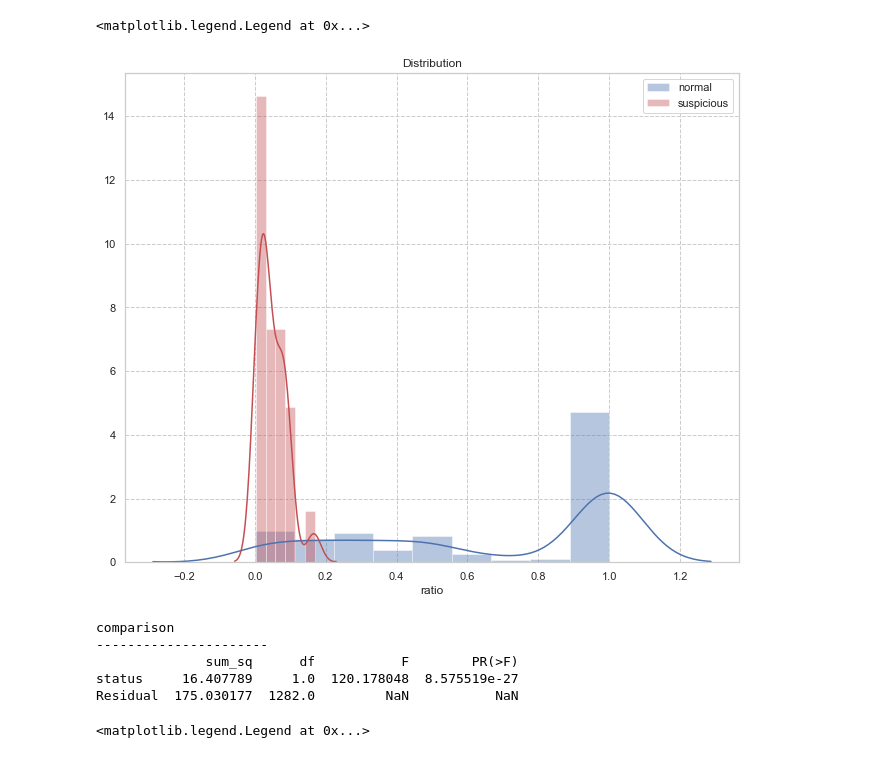
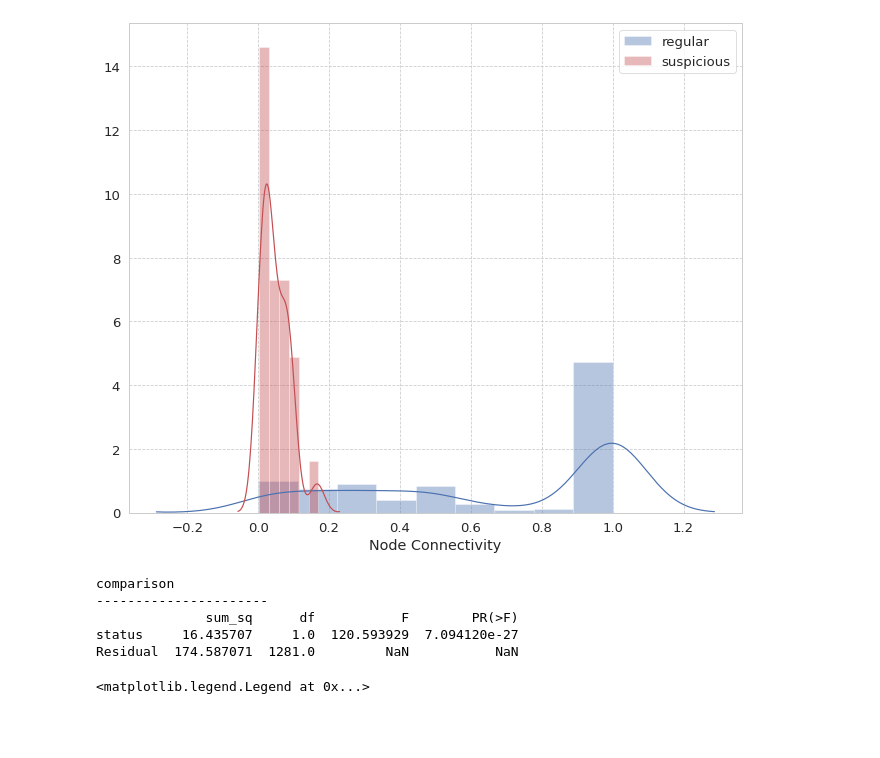
Before and after one commit to kiview/ethereum-network-analysis, a Jupyter notebook: bloxberg_transaction_interconnectivity.ipynb, the cells around one changed output. Drawn from its saved outputs; the diff is of its cells as text; code cells hidden in the pictures; blank space fills up the shorter version.

```diff
--- a/bloxberg_transaction_interconnectivity.ipynb
+++ b/bloxberg_transaction_interconnectivity.ipynb
@@ -11,9 +11,12 @@ sns.set()
 import statsmodels.api as sm
 from statsmodels.formula.api import ols
 from statsmodels.stats.multicomp import pairwise_tukeyhsd, MultiComparison
+
+sns.set_style("whitegrid")
+sns.set_context("paper", font_scale=2.0)
 # %%
 data_suspicious =pd.read_csv('account_interaction_susp_counts.csv')
-data_all = pd.read_csv('all_interaction.csv')
+data_all = pd.read_csv('account_interaction_counts.csv')
 # %%
 data_all['ratio'] = data_all['unique_sum']/data_all['cnt_tx']
 # %%
@@ -30,4 +33,5 @@ plt.legend()
 # %%
+faucet_adress = '0xaB59A1ea1aC9af9F77518b9B4AD80942adE35088'
 validators = ['0xaA84378fA41da83a9B6523bA46E45A664FbEBFC8',
              '0x8De281f47B137979e55B6CEa598179737574C774',
              '0x841C25A1b2bA723591c14636Dc13E4deeb65A79b',
@@ -55,7 +59,7 @@ validators = ['0xaA84378fA41da83a9B6523bA46E45A664FbEBFC8',
              '0x2e8Eb0126F6CA909520c394677D22196BFC82741',
              '0xeE4308865D6B23AFd70B7108a35Dea8D6481Bbc2',
              '0xc0f8226542D33900EbAae1a5200c71d1b1F34D9E',
-             '0x9CA00a5b1B61157D5D75F0c41cdDb157dD050d71']
+             '0x9CA00a5b1B61157D5D75F0c41cdDb157dD050d71', faucet_adress]
 # %%
 data_suspicious_updated =data_suspicious[~data_suspicious.address.isin(validators)]
 # %%
@@ -116,18 +130,18 @@ See the caveats in the documentation: https://pandas.pydata.org/pandas-docs/stab
 # %%
 #possible to make distribition graph again:
 sns.set_style("whitegrid", {
     "ytick.major.size": 0.1,
     "ytick.minor.size": 0.05,
     'grid.linestyle': '--'
  })
 f, ax = plt.subplots(figsize=(11,9))
-sns.distplot(groups[groups.status == 'normal'].ratio, ax=ax, label='normal',color='b')
+sns.distplot(groups[groups.status == 'normal'].ratio, ax=ax, label='regular',color='b')
 sns.distplot(groups[groups.status == 'suspicious'].ratio, ax=ax, label='suspicious',color='r')
-plt.title('Distribution')
+plt.xlabel("Node Connectivity")
 plt.legend()
+plt.savefig('figures/connectivity_dist.png')
 # %% [output]
-<matplotlib.legend.Legend at 0x...>
-[figure, old version]
+[figure, new version]
 # %%
 #here is the stats:
 
@@ -141,8 +155,8 @@ print()
 comparison
 ----------------------
               sum_sq      df           F        PR(>F)
-status     16.407789     1.0  120.178048  8.575519e-27
-Residual  175.030177  1282.0         NaN           NaN
+status     16.435707     1.0  120.593929  7.094120e-27
+Residual  174.587071  1281.0         NaN           NaN
 # %%
 #lets select 44 points from the normal data set
 sampler= data_all_updated_2.sample(n = 44)
```
Also changed, not shown: parts of 5 cells of this notebook, 1 other file.
